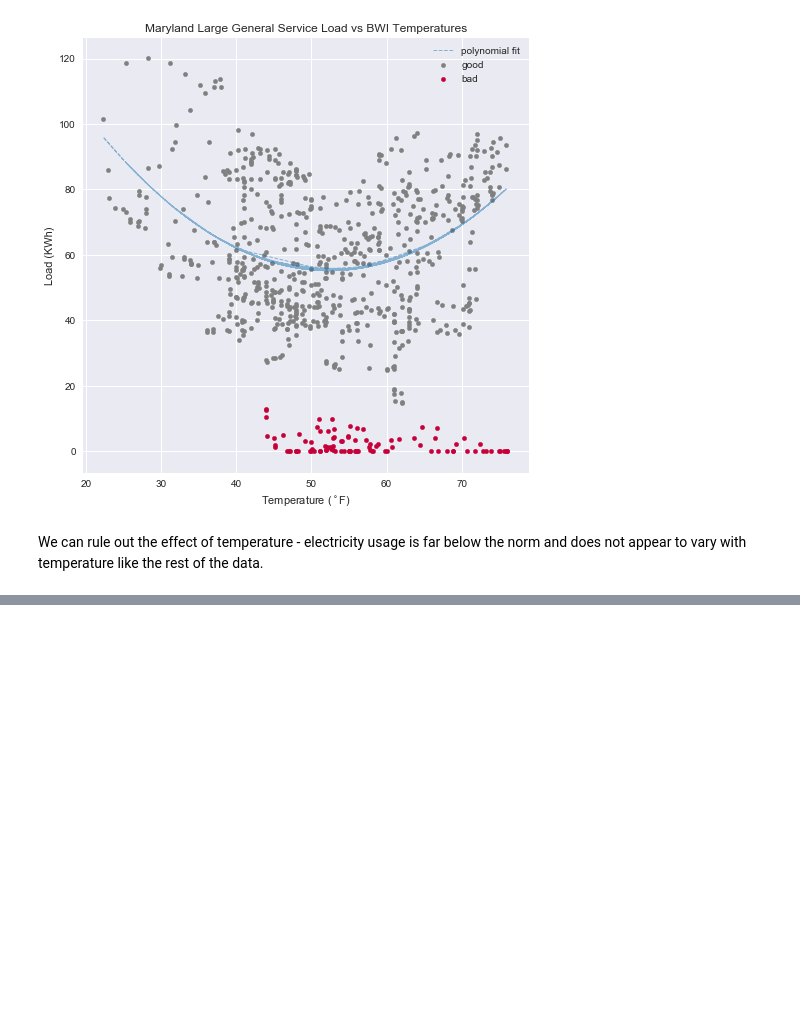
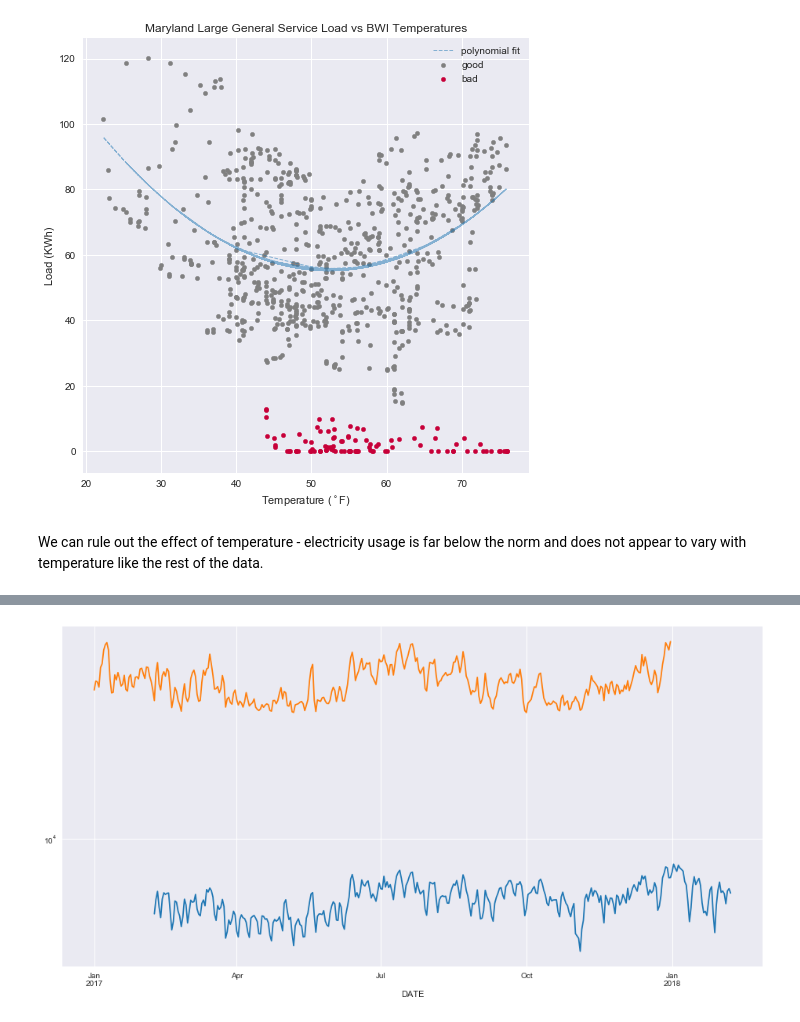
Before and after one commit to dgoodman1/delmarva-electricity-EDA, a Jupyter notebook: 02 - Delmarva Load Profiles - Visualizing the Data.ipynb, the cells around one changed output, grey strips where cells are left out. Saved outputs shown, nothing was run; the diff lists cells and outputs as text; code cells hidden in the pictures; blank space fills up the shorter version.

```diff
--- a/02 - Delmarva Load Profiles - Visualizing the Data.ipynb
+++ b/02 - Delmarva Load Profiles - Visualizing the Data.ipynb
@@ -267,0 +335,6 @@ We can rule out the effect of temperature - electricity usage is far below the n
+# %%
+#ax = md_com_lgs.groupby('date')['load'].sum().plot(figsize=(16, 8), logy=True)
+ax = lp_tidy.groupby('date')['load'].sum().plot(figsize=(16, 8), logy=True)
+ax = metered_agg.plot(ax=ax, logy=True)
+# %% [output]
+[figure, added]
```
Also changed, not shown: parts of 7 cells of this notebook.
